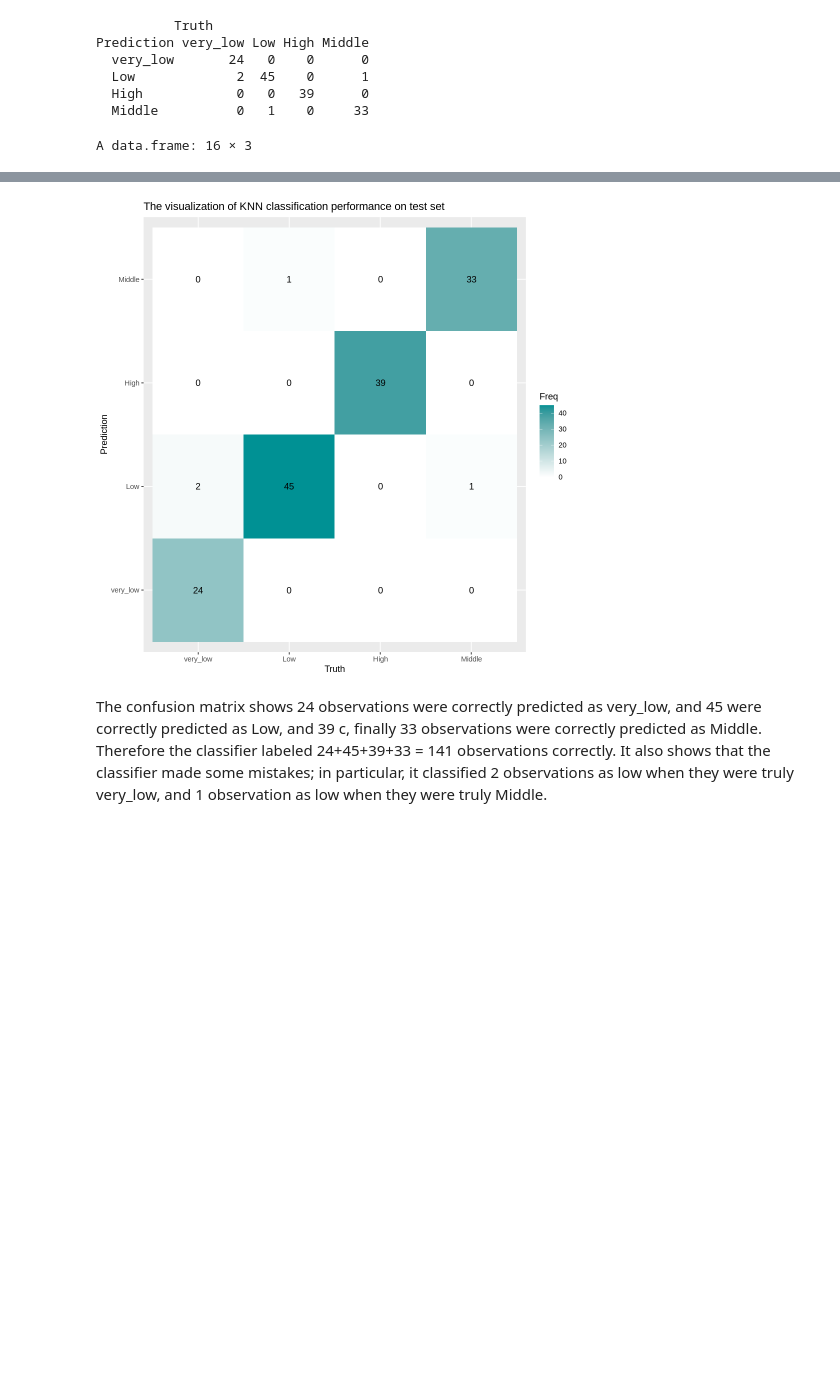
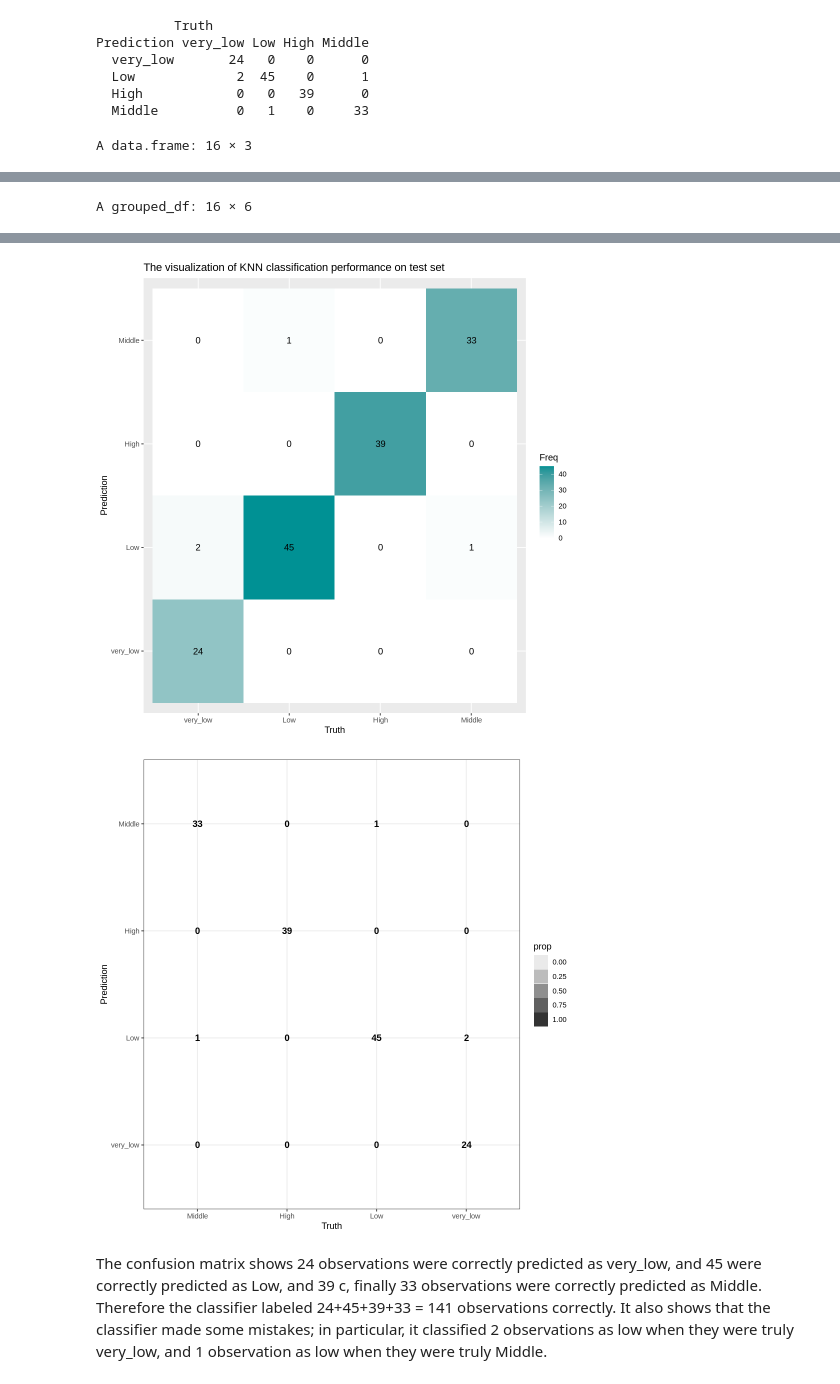
Before and after one commit to YitongZhang01/User-Knowledg-Level-Modelling-and-Analysis, a Jupyter notebook: group_project.ipynb, the cells around one changed output, grey strips where cells are left out. Drawn from its saved outputs; the diff is of its cells as text; code cells hidden in the pictures; blank space fills up the shorter version.

```diff
--- a/group_project.ipynb
+++ b/group_project.ipynb
@@ -312,6 +312,12 @@ Prediction very_low Low High Middle
 table <- data.frame( model_mat$table)
 table
 
+# plotTable <- table %>%
+#   mutate(goodbad = ifelse(table$Prediction == table$Truth, "good", ""))  %>%
+#  goodbad = if (table$Freq=="0"){c("ok")}%>%
+#   group_by(Truth) %>%
+#   mutate(prop = Freq/sum(Freq))
+# plotTable
 
 ggplot(plotTable, aes(x = Truth, y = Prediction, fill= Freq)) +
         geom_tile() + geom_text(aes(label=Freq)) +
@@ -320,6 +326,20 @@ ggplot(plotTable, aes(x = Truth, y = Prediction, fill= Freq)) +
         scale_x_discrete(labels=c("very_low","Low","High","Middle")) +
         scale_y_discrete(labels=c("very_low","Low","High","Middle"))+
         ggtitle("The visualization of KNN classification performance on test set")
+
+plotTable <- table %>%
+mutate(has_result= ifelse(table$Freq == "0","no","yes")) %>%
+mutate(goodbad=ifelse(table$has_result == "yes" && table$Prediction == table$Truth, "good", "bad"))%>%
+  group_by(Truth) %>%
+  mutate(prop = Freq/sum(Freq))
+plotTable
+# fill alpha relative to sensitivity/specificity by proportional outcomes within reference groups (see dplyr code above as well as original confusion matrix for comparison)
+ggplot(data = plotTable, mapping = aes(x = Truth, y = Prediction, fill = goodbad, alpha = prop)) +
+  geom_tile() +
+  geom_text(aes(label = Freq), vjust = .5, fontface  = "bold", alpha = 1) +
+  scale_fill_manual(values = c(good = "#68BB59", bad = "red")) +
+  theme_bw() +
+  xlim(rev(levels(table$Truth)))
 # %% [output]
 A data.frame: 16 × 3
 | Prediction | Truth | Freq |
@@ -331,3 +351,4 @@ A data.frame: 16 × 3
 | Low | Middle | 1 |
 | High | Middle | 0 |
 | Middle | Middle | 33 |
+A grouped_df: 16 × 6
@@ -334,4 +364,5 @@ A data.frame: 16 × 3
 [figure]
+[figure, added]
 # %% [markdown]
 The confusion matrix shows 24 observations were correctly predicted as very_low, and 45 were correctly predicted as Low, and 39 c, finally 33 observations were correctly predicted as Middle. Therefore the classifier labeled 24+45+39+33 = 141 observations correctly. It also shows that the classifier made some mistakes; in particular, it classified 2 observations as low when they were truly very_low, and 1 observation as low when they were truly Middle.
 # %% [markdown]
```
Also changed, not shown: parts of 1 cell of this notebook.
